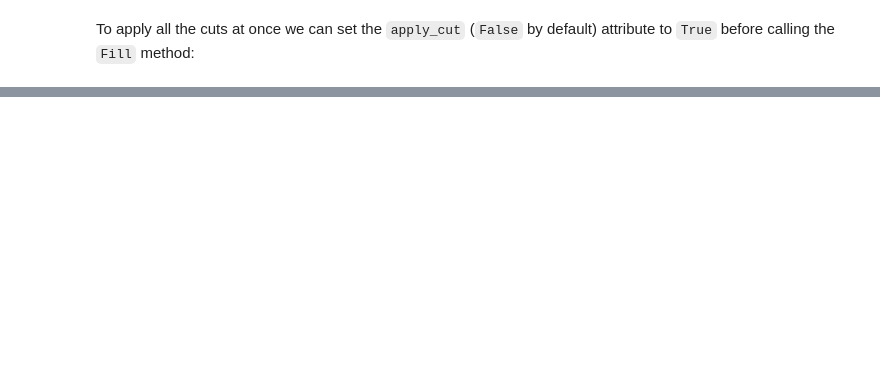
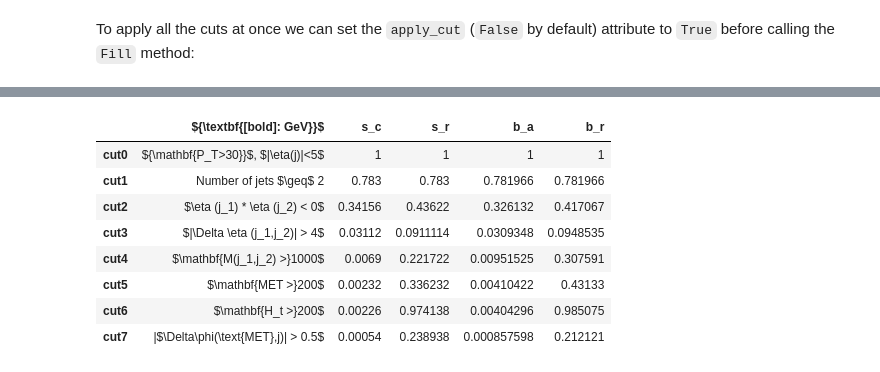
Before and after one commit to HENGEX/VBFDM_UdeA_CMS, a Jupyter notebook: scripts/preliminary_study/vbf_udea_notebook.ipynb, the cells around one changed output, grey strips where cells are left out. Cells and saved outputs as stored; diff of their text form; code cells hidden in the pictures; blank space fills up the shorter version.

```diff
--- a/scripts/preliminary_study/vbf_udea_notebook.ipynb
+++ b/scripts/preliminary_study/vbf_udea_notebook.ipynb
@@ -173,0 +183,18 @@ t2
+# %%
+s_path = "/home/daniel/VBF/scripts/signal_data.root"
+b_path = "/home/daniel/VBF/scripts/background_data.root"
+
+# we need to pass the tree name (default is "Delphes")
+s = pr.Data(s_path, "s", "vbf_udea_tree")
+b = pr.Data(b_path, "b", "vbf_udea_tree")
+
+s.Histograms()
+b.Histograms()
+
+s_obj = s.GetObjects()
+b_obj = b.GetObjects()
+
+s.Fill(*s_obj)
+b.Fill(*b_obj)
+# %%
+t11, t22 = pr.CutFlow(s.cuts, b.cuts, s.cuts_keys, ns=ns, nb=nb)
@@ -173,0 +213,12 @@ t2
+# %%
+t22
+# %% [output]
+|  | ${\textbf{[bold]: GeV}}$ | s_c | s_r | b_a | b_r |
+| cut0 | ${\mathbf{P_T>30}}$, $|\eta(j)|<5$ | 1 | 1 | 1 | 1 |
+| cut1 | Number of jets $\geq$ 2 | 0.783 | 0.783 | 0.781966 | 0.781966 |
+| cut2 | $\eta (j_1) * \eta (j_2) < 0$ | 0.34156 | 0.43622 | 0.326132 | 0.417067 |
+| cut3 | $|\Delta \eta (j_1,j_2)| > 4$ | 0.03112 | 0.0911114 | 0.0309348 | 0.0948535 |
+| cut4 | $\mathbf{M(j_1,j_2) >}1000$ | 0.0069 | 0.221722 | 0.00951525 | 0.307591 |
+| cut5 | $\mathbf{MET >}200$ | 0.00232 | 0.336232 | 0.00410422 | 0.43133 |
+| cut6 | $\mathbf{H_t >}200$ | 0.00226 | 0.974138 | 0.00404296 | 0.985075 |
+| cut7 | |$\Delta\phi(\text{MET},j)| > 0.5$ | 0.00054 | 0.238938 | 0.000857598 | 0.212121 |
```
Also changed, not shown: parts of 21 cells of this notebook.
